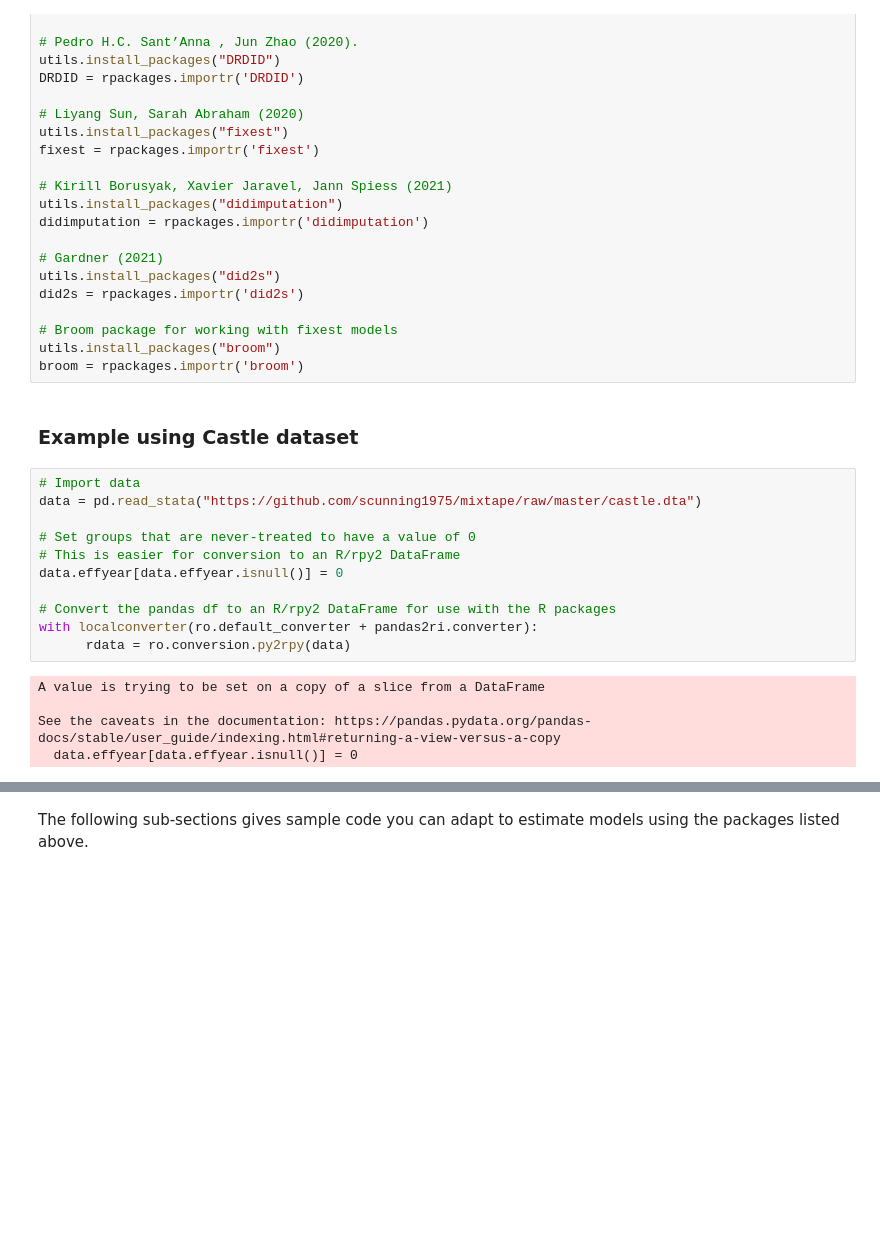
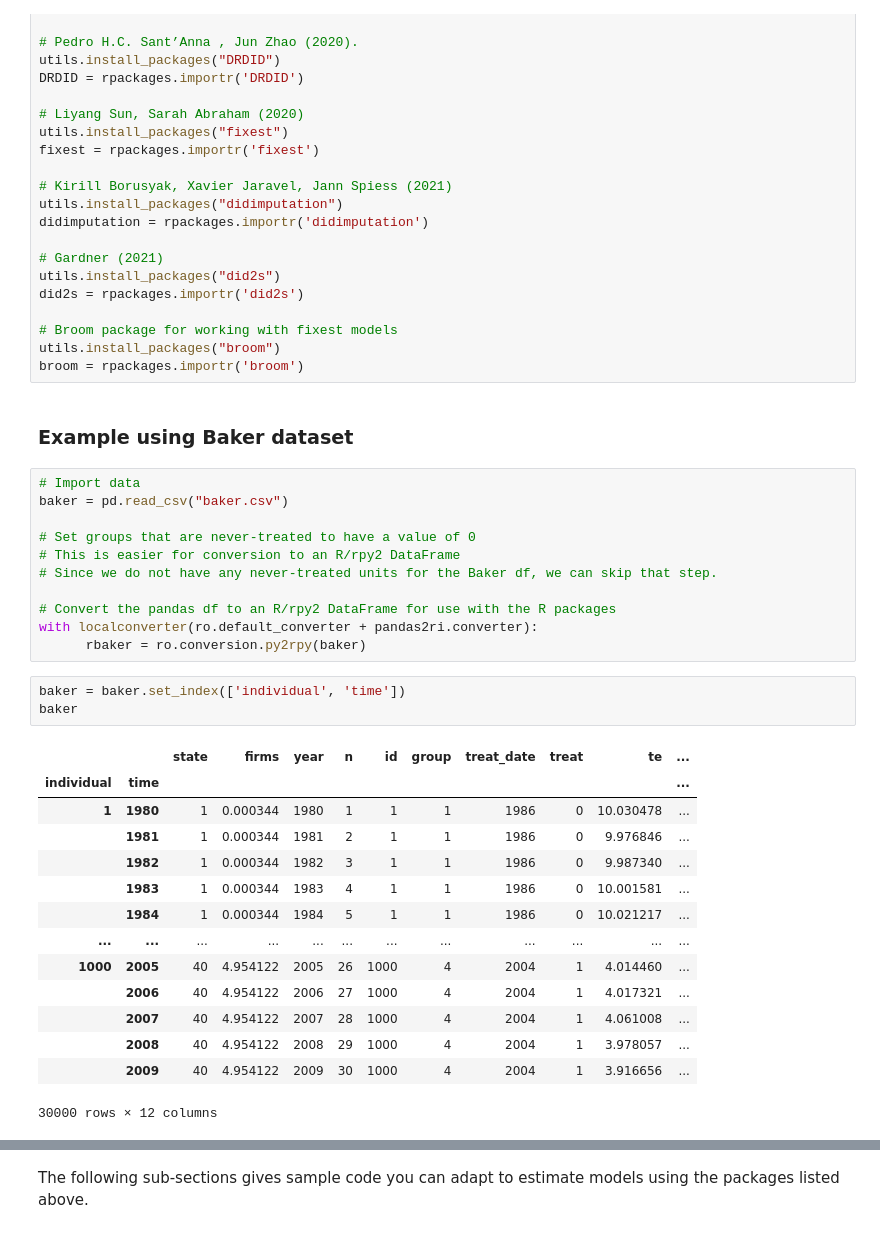
Before and after one commit to causalinfpython/advanced-did, a Jupyter notebook: DIDestimators.ipynb, the cells around one changed output, grey strips where cells are left out. Drawn from its saved outputs; the diff is of its cells as text; blank space fills up the shorter version.

```diff
--- a/DIDestimators.ipynb
+++ b/DIDestimators.ipynb
@@ -51,23 +53,36 @@ did2s = rpackages.importr('did2s')
 utils.install_packages("broom")
 broom = rpackages.importr('broom')
 # %% [markdown]
-### Example using Castle dataset
+### Example using Baker dataset
 # %%
 # Import data
-data = pd.read_stata("https://github.com/scunning1975/mixtape/raw/master/castle.dta")
+baker = pd.read_csv("baker.csv")
 
 # Set groups that are never-treated to have a value of 0
 # This is easier for conversion to an R/rpy2 DataFrame
-data.effyear[data.effyear.isnull()] = 0
+# Since we do not have any never-treated units for the Baker df, we can skip that step.
 
 # Convert the pandas df to an R/rpy2 DataFrame for use with the R packages
 with localconverter(ro.default_converter + pandas2ri.converter):
-      rdata = ro.conversion.py2rpy(data)
+      rbaker = ro.conversion.py2rpy(baker)
-# %% [output]
-A value is trying to be set on a copy of a slice from a DataFrame
-
-See the caveats in the documentation: https://pandas.pydata.org/pandas-docs/stable/user_guide/indexing.html#returning-a-view-versus-a-copy
-  data.effyear[data.effyear.isnull()] = 0
+# %%
+baker = baker.set_index(['individual', 'time'])
+baker
+# %% [output]
+|  |  | state | firms | year | n | id | group | treat_date | treat | te | ... |
+| individual | time |  |  |  |  |  |  |  |  |  | ... |
+| 1 | 1980 | 1 | 0.000344 | 1980 | 1 | 1 | 1 | 1986 | 0 | 10.030478 | ... |
+|  | 1981 | 1 | 0.000344 | 1981 | 2 | 1 | 1 | 1986 | 0 | 9.976846 | ... |
+|  | 1982 | 1 | 0.000344 | 1982 | 3 | 1 | 1 | 1986 | 0 | 9.987340 | ... |
+|  | 1983 | 1 | 0.000344 | 1983 | 4 | 1 | 1 | 1986 | 0 | 10.001581 | ... |
+|  | 1984 | 1 | 0.000344 | 1984 | 5 | 1 | 1 | 1986 | 0 | 10.021217 | ... |
+| ... | ... | ... | ... | ... | ... | ... | ... | ... | ... | ... | ... |
+| 1000 | 2005 | 40 | 4.954122 | 2005 | 26 | 1000 | 4 | 2004 | 1 | 4.014460 | ... |
+|  | 2006 | 40 | 4.954122 | 2006 | 27 | 1000 | 4 | 2004 | 1 | 4.017321 | ... |
+|  | 2007 | 40 | 4.954122 | 2007 | 28 | 1000 | 4 | 2004 | 1 | 4.061008 | ... |
+|  | 2008 | 40 | 4.954122 | 2008 | 29 | 1000 | 4 | 2004 | 1 | 3.978057 | ... |
+|  | 2009 | 40 | 4.954122 | 2009 | 30 | 1000 | 4 | 2004 | 1 | 3.916656 | ... |
+30000 rows × 12 columns
 # %%
 # Use the did2s R package to estimate TWFE,
 # Gardner (2021),
```
Also changed, not shown: parts of 16 cells of this notebook.
